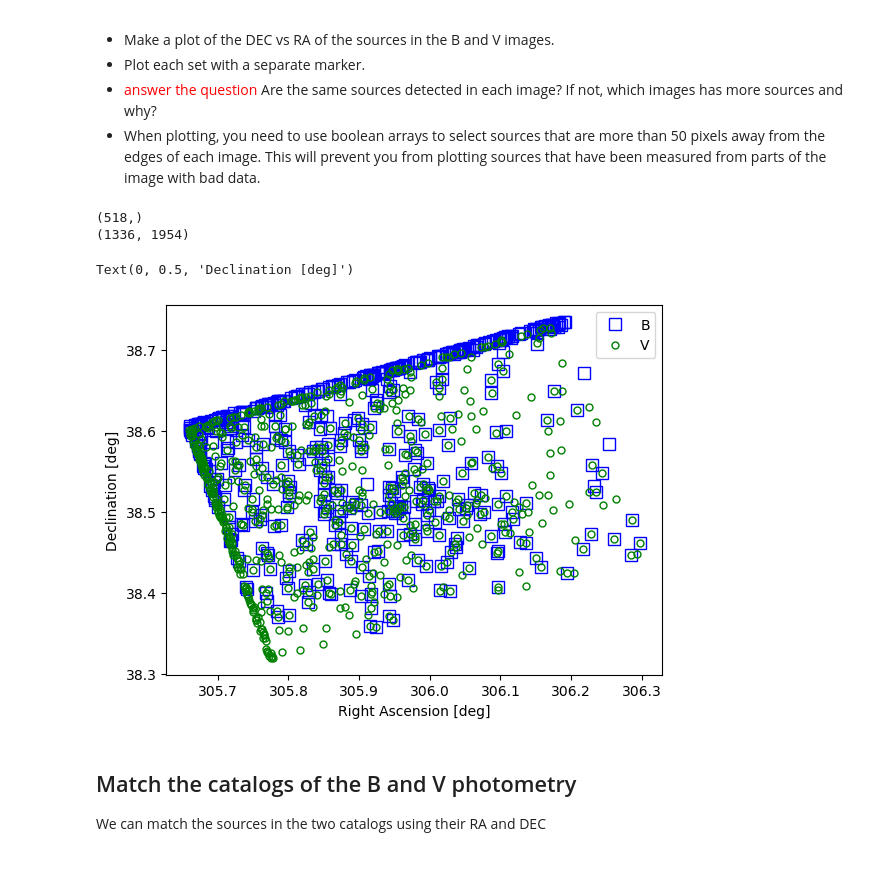
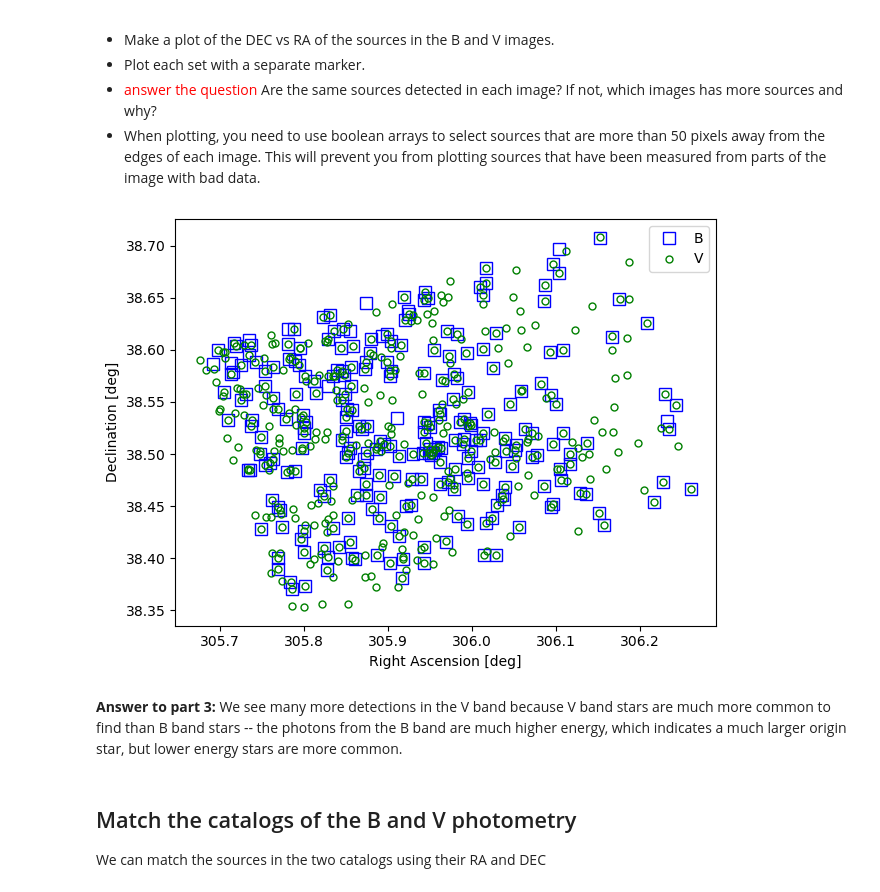
Before and after one commit to mikeweebs/Reductionproject_student, a Jupyter notebook: cluster_photometry_student.ipynb, the cells around one changed output. Cells and saved outputs as stored; diff of their text form; code cells hidden in the pictures.

Commit message:
work through part of 7

```diff
--- a/cluster_photometry_student.ipynb
+++ b/cluster_photometry_student.ipynb
@@ -474,41 +474,52 @@ WARNING: FITSFixedWarning: 'datfix' made the change 'Set MJD-OBS to 60240.954682
 * Plot each set with a separate marker.
 * <font color='red'> answer the question </font> Are the same sources detected in each image?  If not, which images has more sources and why?
 * When plotting, you need to use boolean arrays to select sources that are more than 50 pixels away from the edges of each image.  This will prevent you from plotting sources that have been measured from parts of the image with bad data.
-# %%
-print(np.shape(sources_b['xcentroid']))
-print(np.shape(data_b))
-
-# For future work: use a boolean array to select for xs greater than 50, less than Nx-50, then repeat for ys
-# %% [output]
-(518,)
-(1336, 1954)
 # %%
 #*************************
 # make a plot of the RA and DEC of the sources in the B and V images
+
+# Create the boolean arrays for each band. To do this I keep all values that are within a 50-pixel margin of the image.
+imflagxb = (sources_b['xcentroid'] > 50) & (sources_b['xcentroid'] < header_b['NAXIS1'] - 50) & (sources_b['ycentroid'] > 50) & (sources_b['ycentroid'] < header_b['NAXIS2'] - 50)
+imflagyb = (sources_b['xcentroid'] > 50) & (sources_b['xcentroid'] < header_b['NAXIS1'] - 50) & (sources_b['ycentroid'] > 50) & (sources_b['ycentroid'] < header_b['NAXIS2'] - 50)
+imflagxv = (sources_v['xcentroid'] > 50) & (sources_v['xcentroid'] < header_v['NAXIS1'] - 50) & (sources_v['ycentroid'] > 50) & (sources_v['ycentroid'] < header_v['NAXIS2'] - 50)
+imflagyv = (sources_v['xcentroid'] > 50) & (sources_v['xcentroid'] < header_v['NAXIS1'] - 50) & (sources_v['ycentroid'] > 50) & (sources_v['ycentroid'] < header_v['NAXIS2'] - 50)
+
+# Create the array of sources that are flagged using the boolean arrays created just earlier
+newxsourcesb = sources_b['xcentroid'][imflagxb]
+newysourcesb = sources_b['ycentroid'][imflagyb]
+newxsourcesv = sources_v['xcentroid'][imflagxv]
+newysourcesv = sources_v['ycentroid'][imflagyv]
+
+# Create the ra and dec arrays for plotting the sources.
+new_ra_b,new_dec_b = wcs_b.wcs_pix2world(newxsourcesb,newysourcesb,0)
+new_ra_v,new_dec_v = wcs_v.wcs_pix2world(newxsourcesv,newysourcesv,0)
 
 # open a figure
 plt.figure()
 
 # plot the positions of the B sources
-plt.plot(ra_b,dec_b,'bs',mfc='None',markersize=8,label='B')
+plt.plot(new_ra_b,new_dec_b,'bs',mfc='None',markersize=8,label='B')
 
 # plot the positions of the V sources
-plt.plot(ra_v,dec_v,'g.',mfc='None',markersize=10,label='V')
+plt.plot(new_ra_v,new_dec_v,'g.',mfc='None',markersize=10,label='V')
 
 # add a legend
 plt.legend()
 
 # label your x axis
 plt.xlabel('Right Ascension [deg]')
 
 # label your y axis
 plt.ylabel('Declination [deg]')
 
+plt.tight_layout()
+
 # save your plot
 #plt.savefig('BVPositions.pdf')
 # %% [output]
-Text(0, 0.5, 'Declination [deg]')
-[figure, old version]
+[figure, new version]
+# %% [markdown]
+**Answer to part 3:** We see many more detections in the V band because V band stars are much more common to find than B band stars -- the photons from the B band are much higher energy, which indicates a much larger origin star, but lower energy stars are more common.
 # %% [markdown]
 ## Match the catalogs of the B and V photometry
 
```
Also changed, not shown: parts of 2 cells of this notebook, 1 other file.
